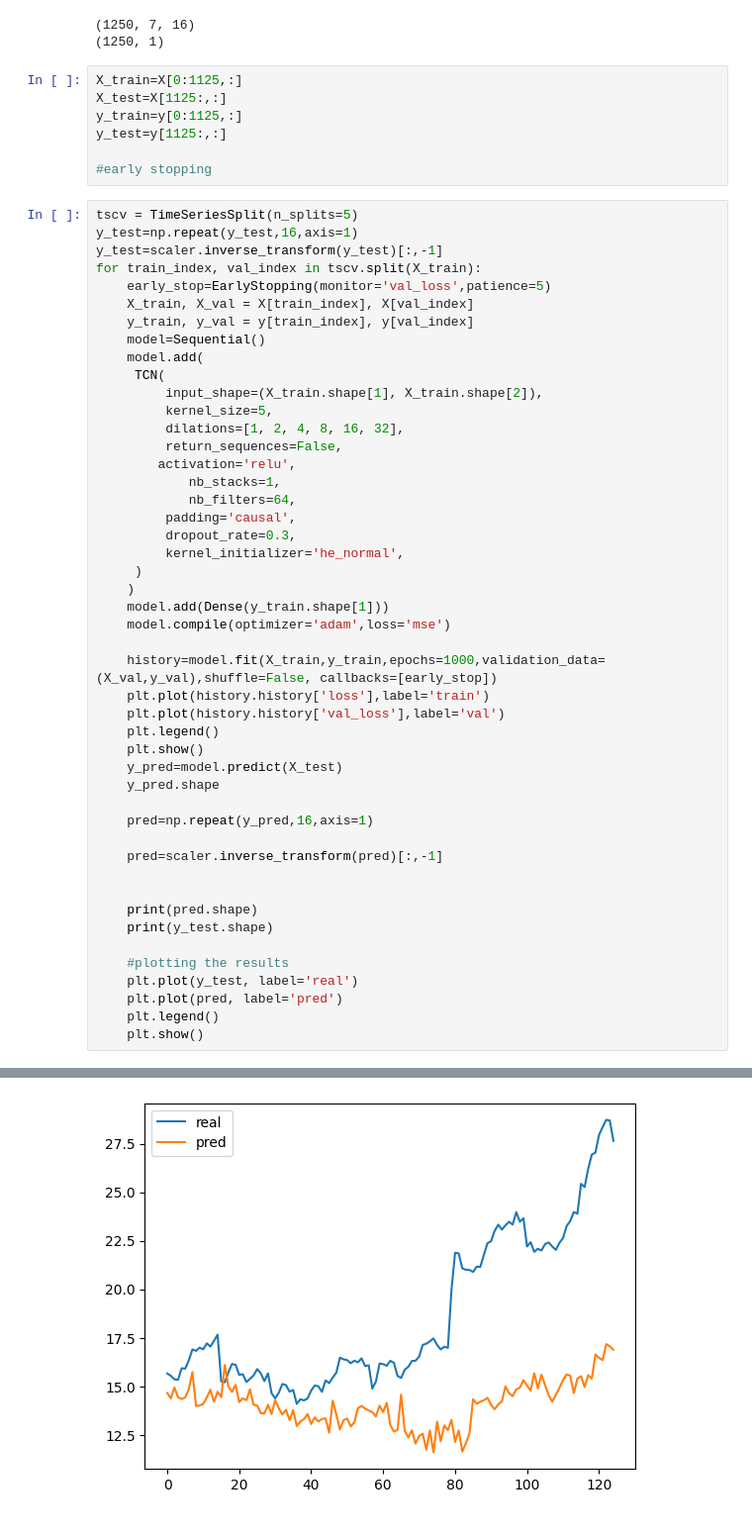
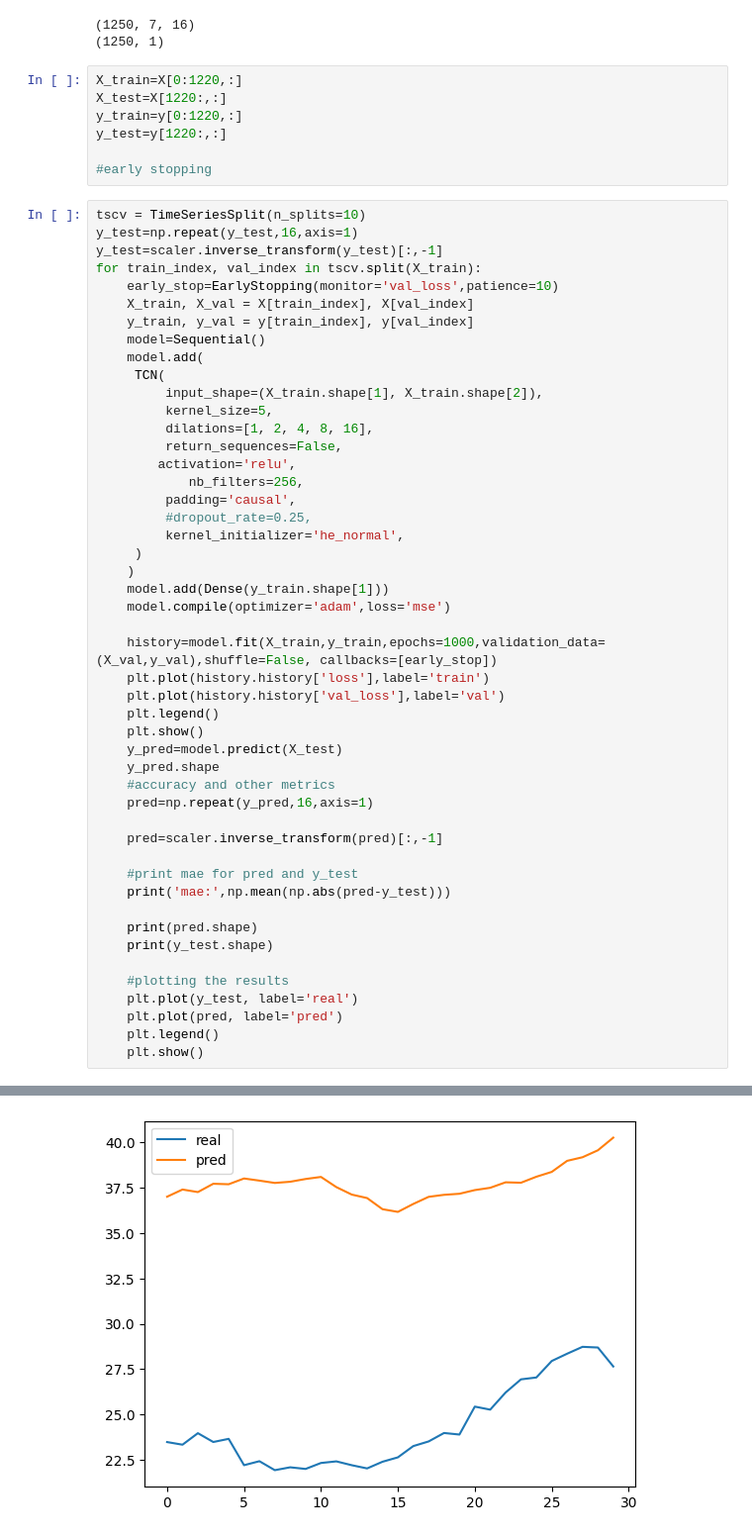
Before and after one commit to jmsb505/StockPredictionModels, a Jupyter notebook: Models/TCN/TCN_TF.ipynb, the cells around one changed output, grey strips where cells are left out. Shown at 99% size. Cells and saved outputs as stored; diff of their text form.

```diff
--- a/Models/TCN/TCN_TF.ipynb
+++ b/Models/TCN/TCN_TF.ipynb
@@ -153,18 +160,18 @@ print(y.shape)
 (1250, 7, 16)
 (1250, 1)
 # %%
-X_train=X[0:1125,:]
-X_test=X[1125:,:]
-y_train=y[0:1125,:]
-y_test=y[1125:,:]
+X_train=X[0:1220,:]
+X_test=X[1220:,:]
+y_train=y[0:1220,:]
+y_test=y[1220:,:]
 
 #early stopping
 # %%
-tscv = TimeSeriesSplit(n_splits=5)
+tscv = TimeSeriesSplit(n_splits=10)
 y_test=np.repeat(y_test,16,axis=1)
 y_test=scaler.inverse_transform(y_test)[:,-1]
 for train_index, val_index in tscv.split(X_train):
-    early_stop=EarlyStopping(monitor='val_loss',patience=5)
+    early_stop=EarlyStopping(monitor='val_loss',patience=10)
     X_train, X_val = X[train_index], X[val_index]
     y_train, y_val = y[train_index], y[val_index]
     model=Sequential()
@@ -172,13 +179,12 @@ for train_index, val_index in tscv.split(X_train):
      TCN(
          input_shape=(X_train.shape[1], X_train.shape[2]),
          kernel_size=5,
-         dilations=[1, 2, 4, 8, 16, 32],
+         dilations=[1, 2, 4, 8, 16],
          return_sequences=False,
         activation='relu',
-            nb_stacks=1,
-            nb_filters=64,
+            nb_filters=256,
          padding='causal',
-         dropout_rate=0.3,
+         #dropout_rate=0.25,
          kernel_initializer='he_normal',
      )
     )
@@ -192,11 +198,13 @@ for train_index, val_index in tscv.split(X_train):
     plt.show()
     y_pred=model.predict(X_test)
     y_pred.shape
-
+    #accuracy and other metrics
     pred=np.repeat(y_pred,16,axis=1)
 
     pred=scaler.inverse_transform(pred)[:,-1]
 
+    #print mae for pred and y_test
+    print('mae:',np.mean(np.abs(pred-y_test)))
 
     print(pred.shape)
     print(y_test.shape)
@@ -228 +268 @@ Epoch 7/1000
-[figure, old version]
+[figure, new version]
```
Also changed, not shown: parts of 2 cells of this notebook, 12 other files.
